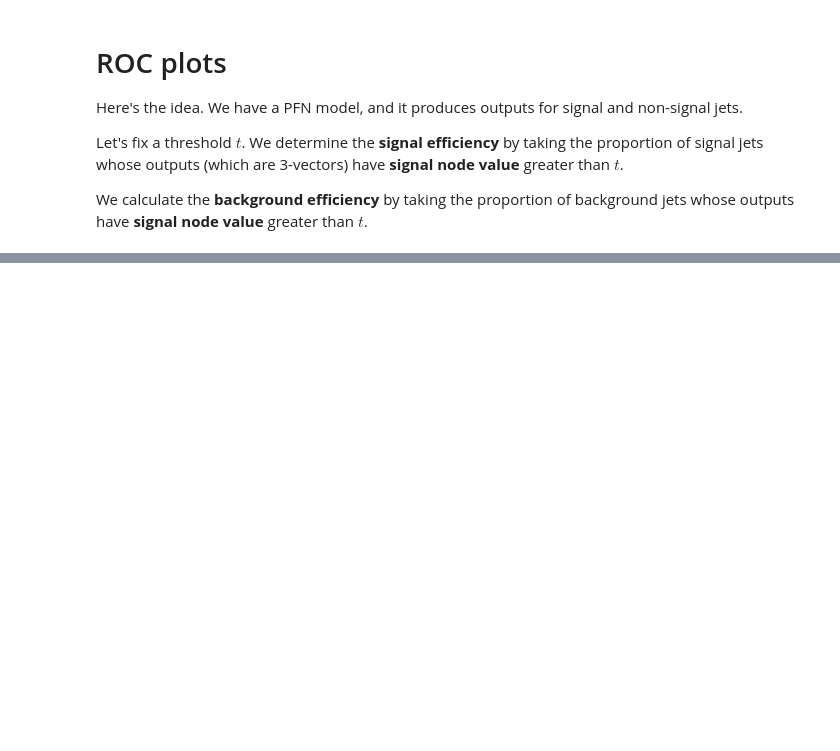
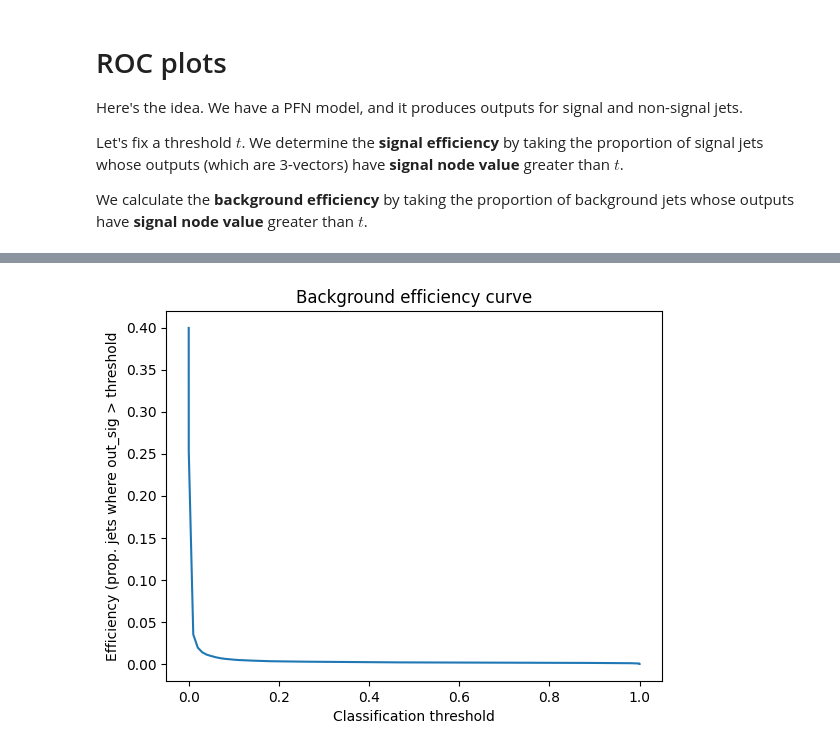
Before and after one commit to womogenes/photon-jet, a Jupyter notebook: final_evaluate/pfn_eff_analysis/roc_curves.ipynb, the cells around one changed output, grey strips where cells are left out. Saved outputs shown, nothing was run; the diff lists cells and outputs as text; code cells hidden in the pictures; blank space fills up the shorter version.

```diff
--- a/final_evaluate/pfn_eff_analysis/roc_curves.ipynb
+++ b/final_evaluate/pfn_eff_analysis/roc_curves.ipynb
@@ -22,9 +25,0 @@ task_name = "scalar1"
-# %%
-## LOAD DATA
-particles = ["pi0", "gamma", task_name]
-clouds = []
-for particle in particles:
-    print(f"Loading 10% of data for particle {particle}...")
-    clouds.append(np.load(f"{data_dir}/processed/{particle}_cloud.npy")[::10])
-clouds = np.vstack(clouds)
-print(f"clouds.shape: {clouds.shape}")
@@ -44,0 +71,8 @@ outputs = pfn.predict(clouds)
+# %%
+bg_eff_curve = get_eff(bg_probs, thresh)
+plt.title("Background efficiency curve")
+plt.xlabel("Classification threshold")
+plt.ylabel("Efficiency (prop. jets where out_sig > threshold")
+plt.plot(thresh[20:-20], bg_eff_curve[20:-20], label="Background");
+# %% [output]
+[figure, added]
```
Also changed, not shown: parts of 14 cells of this notebook, 1 other file.
